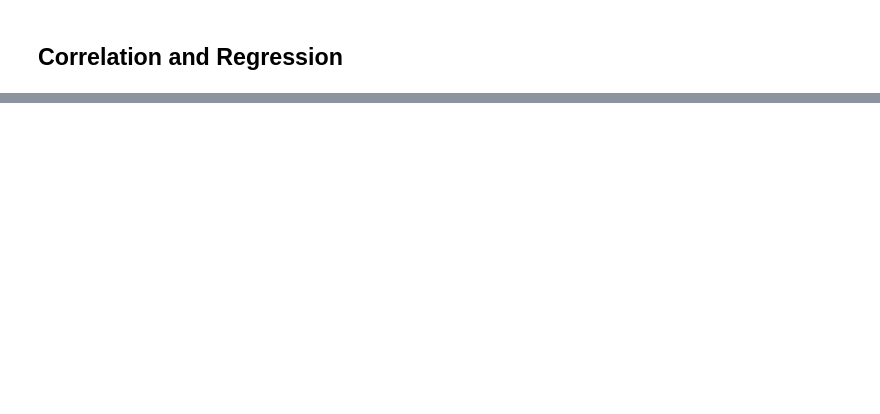
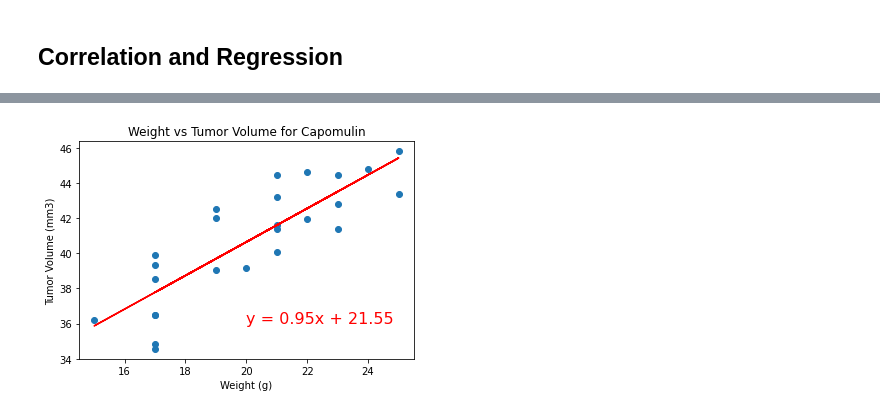
Before and after one commit to melorebecca/05-Matplotlib, a Jupyter notebook: pymaceuticals_starter.ipynb, the cells around one changed output, grey strips where cells are left out. Drawn from its saved outputs; the diff is of its cells as text; code cells hidden in the pictures; blank space fills up the shorter version.

```diff
--- a/pymaceuticals_starter.ipynb
+++ b/pymaceuticals_starter.ipynb
@@ -322,0 +311,13 @@ plt.show()
+# %%
+(slope, intercept, rvalue, pvalue, stderr) = st.linregress(avg_capm_vol['Weight (g)'], avg_capm_vol['Tumor Volume (mm3)'])
+regress_values = avg_capm_vol['Weight (g)'] * slope + intercept
+line_eq = "y = " + str(round(slope,2)) + "x + " + str(round(intercept,2))
+plt.scatter(avg_capm_vol['Weight (g)'], avg_capm_vol['Tumor Volume (mm3)'])
+plt.plot(avg_capm_vol['Weight (g)'],regress_values,"r-")
+plt.annotate(line_eq,(20,36),fontsize=16,color="red")
+plt.xlabel('Weight (g)')
+plt.ylabel('Tumor Volume (mm3)')
+plt.title("Weight vs Tumor Volume for Capomulin")
+plt.show()
+# %% [output]
+[figure, added]
```
Also changed, not shown: parts of 6 cells of this notebook.
